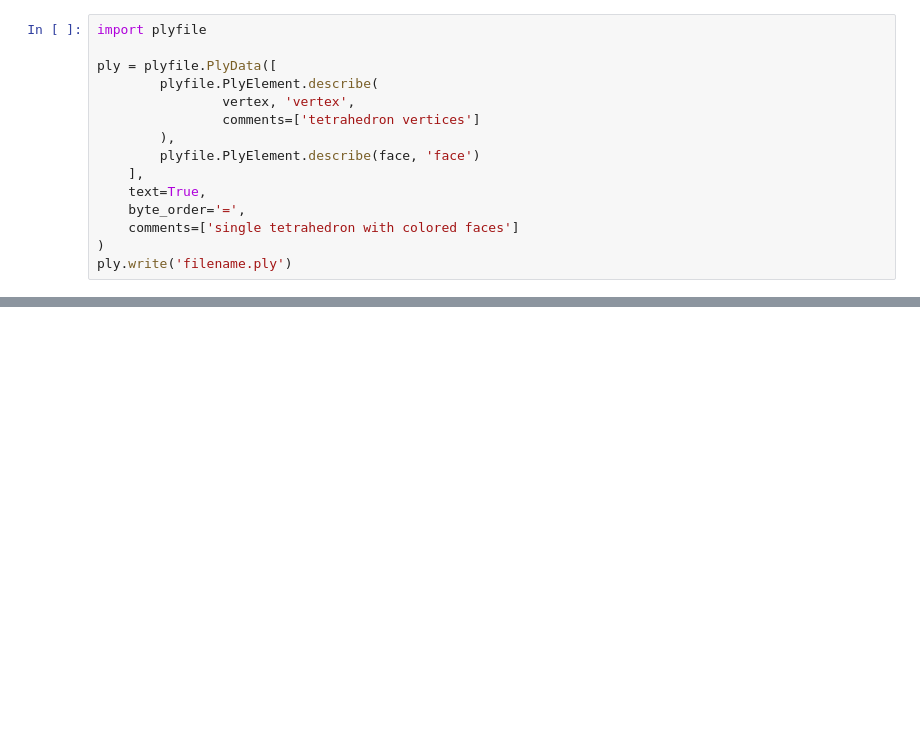
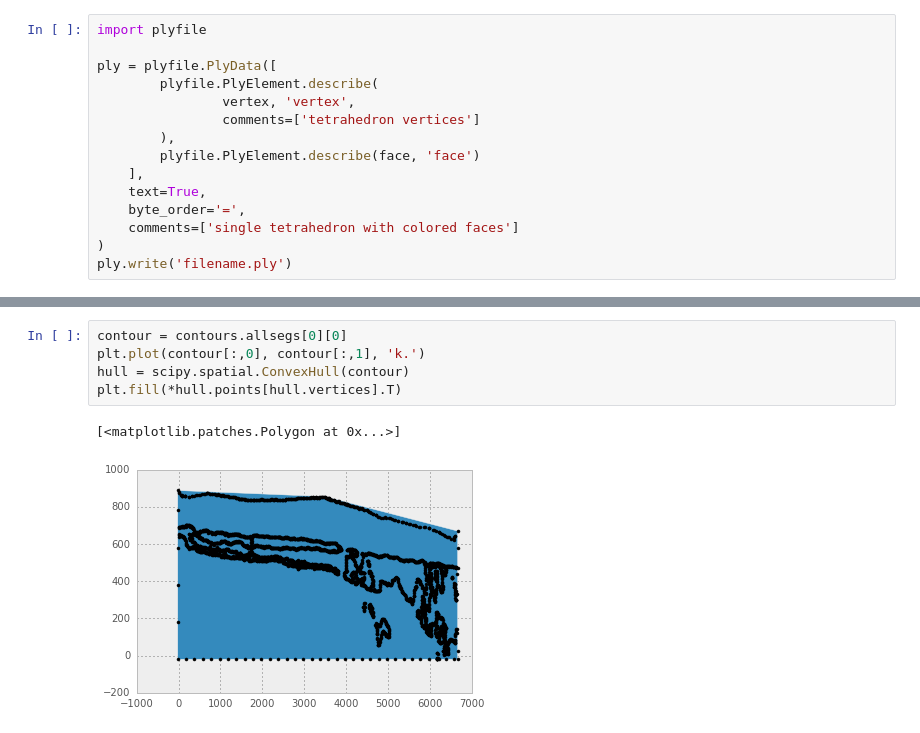
Before and after one commit to SiggyF/notebooks, a Jupyter notebook: zandmotor.ipynb, the cells around one changed output, grey strips where cells are left out. Saved outputs shown, nothing was run; the diff lists cells and outputs as text; blank space fills up the shorter version.

```diff
--- a/zandmotor.ipynb
+++ b/zandmotor.ipynb
@@ -132,0 +134,8 @@ ply.write('filename.ply')
+# %%
+contour = contours.allsegs[0][0]
+plt.plot(contour[:,0], contour[:,1], 'k.')
+hull = scipy.spatial.ConvexHull(contour)
+plt.fill(*hull.points[hull.vertices].T)
+# %% [output]
+[<matplotlib.patches.Polygon at 0x...>]
+[figure, added]
```
Also changed, not shown: parts of 6 cells of this notebook.
